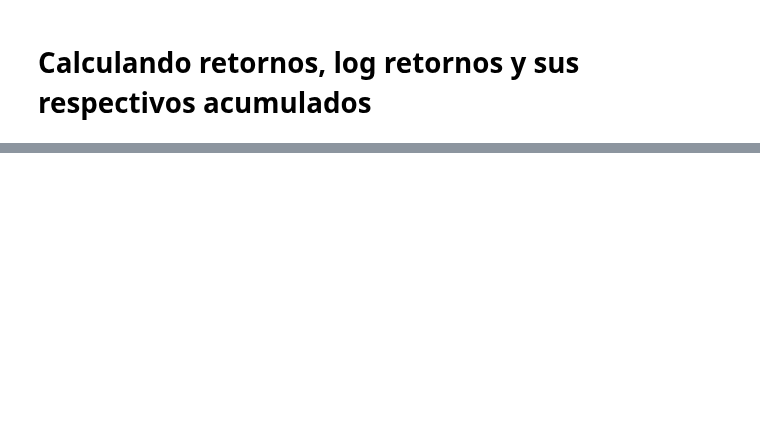
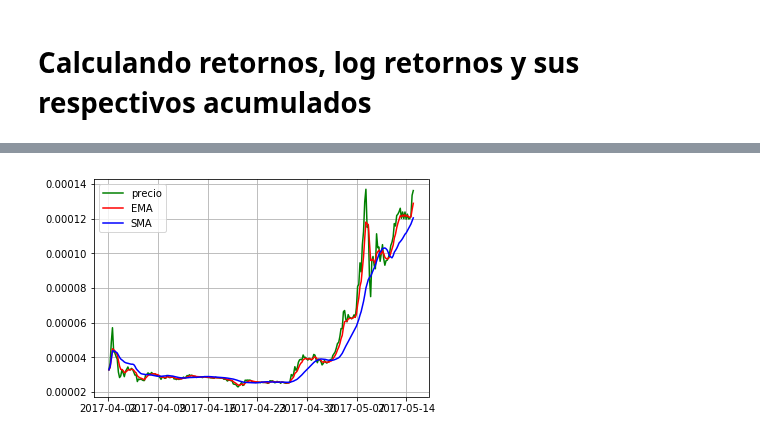
Before and after one commit to ADCryptoSolutions/adcb, a Jupyter notebook: Bot organizado.ipynb, the cells around one changed output, grey strips where cells are left out. Saved outputs shown, nothing was run; the diff lists cells and outputs as text; code cells hidden in the pictures; blank space fills up the shorter version.

Commit message:
agregando EMA, SMA y calculando vector de pesos W. Aún no es claro como calcular el profit de una determinada estrategia

```diff
--- a/Bot organizado.ipynb
+++ b/Bot organizado.ipynb
@@ -69,0 +76,33 @@ plt.grid()
+# %%
+# dada una serie de pandas o una lista y el numero de muestras para la EMA y SMA devuelve vector w
+# considerando el cruce entre EMA y SMA
+def estrategiaEMAvsSMA(serie, smaPeriod=20,emaPeriod=5):
+
+    # Calculando media movil a 20 muestras
+    sma = df["close"].rolling(smaPeriod,min_periods=1).mean()
+    # caculando exponential movil average
+    ema = df["close"].ewm(span=emaPeriod, adjust=False).mean()
+
+
+sma = df["close"].rolling(20,min_periods=1).mean()
+# caculando exponential movil average
+ema = df["close"].ewm(span=5, adjust=False).mean()
+
+dif = (ema - sma).apply(np.sign)
+#w = (w+1)/2
+dic = {"w1":(dif+1)/2,"w2":np.abs(-(dif-1)/2)}
+w = pd.DataFrame(data=dic)
+
+from orders import orders
+
+w["orders"] = orders(w["w1"])
+#w2 = pd.Series(index=w.index, dtype=object)
+
+#print dic
+print w.head(15)
+plt.plot(df.index,df['close'],'g',label='precio')
+plt.plot(df.index,ema,'r',label='EMA')
+plt.plot(df.index,sma,'b',label='SMA')
+plt.legend()
+plt.grid()
+# %% [output]
@@ -69,0 +126 @@ plt.grid()
+[figure, added]
```
Also changed, not shown: parts of 5 cells of this notebook, 3 other files.
